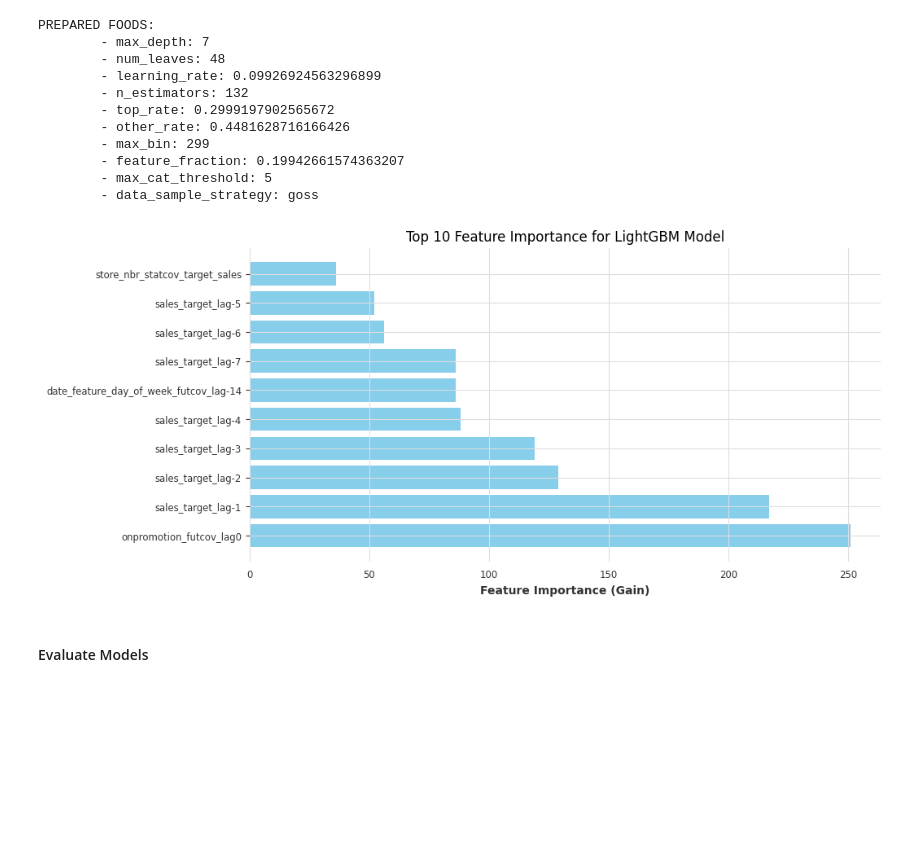
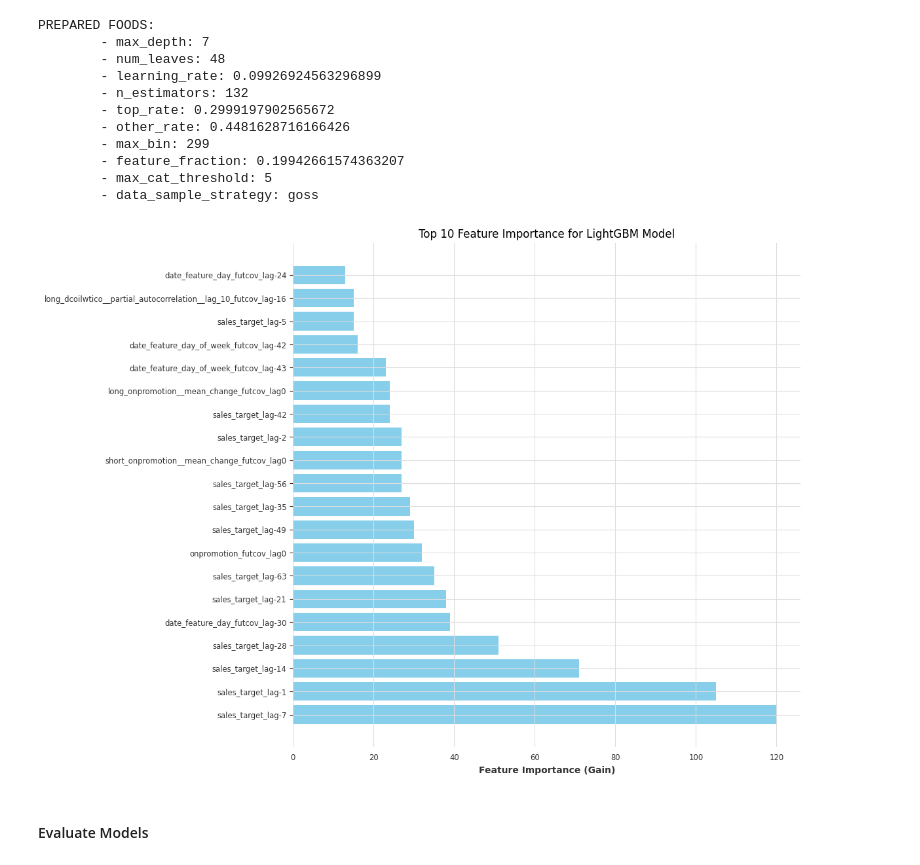
Before and after one commit to Tikhon-Radkevich/Store-Sales, a Jupyter notebook: notebooks/light_gbm/darts_light_gbm_implementation.ipynb, the cells around one changed output. Cells and saved outputs as stored; diff of their text form; code cells hidden in the pictures; blank space fills up the shorter version.

```diff
--- a/notebooks/light_gbm/darts_light_gbm_implementation.ipynb
+++ b/notebooks/light_gbm/darts_light_gbm_implementation.ipynb
@@ -275,9 +229,9 @@ dict_keys(['SCHOOL AND OFFICE SUPPLIES'])
 ### Tune && Eval LightGBM Models
 #### Tune Models
 # %%
-lags_past_covariates = list(range(-16, -23, -1))
-lags_future_covariates = (14, 1)
-series_lags = 65
+# lags_past_covariates = list(range(-16, -46, -1))
+# lags_future_covariates = (16, 1)
+# series_lags = 65
 # %%
 # param_suggestor_class = FamilyLightGBMModelParams
 param_suggestor_class = FamilyLightGBMModelBaseParams
@@ -287,14 +241,14 @@ param_suggestor = param_suggestor_class(
     lags=series_lags,
     lags_future_covariates=lags_future_covariates,
     lags_past_covariates=lags_past_covariates,
-    # categorical_static_covariates=CAT_STATIC_COVS,
-    # categorical_future_covariates=CAT_FUTURE_COVS,
+    categorical_static_covariates=CAT_STATIC_COVS,
+    categorical_future_covariates=CAT_FUTURE_COVS,
 )
 # %%
 tuner = LightGBMModelTuner(
     family_datasets=family_datasets, families=families, param_suggestor=param_suggestor
 )
 # %%
-tuner.run_parallel_tune(
-    evaluate_range=VALIDATION_DATE_RANGE, n_jobs=6, eval_stride=1, n_trials=1
+tuner.run_tune(
+    evaluate_range=VALIDATION_DATE_RANGE, eval_stride=1, n_trials=1
 )
@@ -302,7 +274,7 @@ tuner.run_parallel_tune(
 
 #### Fit Best Models
 # %%
-best_lgb_models = tuner.fit_best(n_jobs=6)
+best_lgb_models = tuner.parallel_fit_best(n_jobs=1)
 # %%
 print_models_params(best_lgb_models)
 # %% [output]
@@ -327,9 +299,9 @@ PREPARED FOODS:
         - max_cat_threshold: 5
         - data_sample_strategy: goss
 # %%
-plot_feature_importance(best_lgb_models["SCHOOL AND OFFICE SUPPLIES"], 10)
+plot_feature_importance(best_lgb_models["EGGS"], 20)
 # %% [output]
-[figure, old version]
+[figure, new version]
 # %% [markdown]
 #### Evaluate Models
 # %%
```
Also changed, not shown: parts of 20 cells of this notebook.
